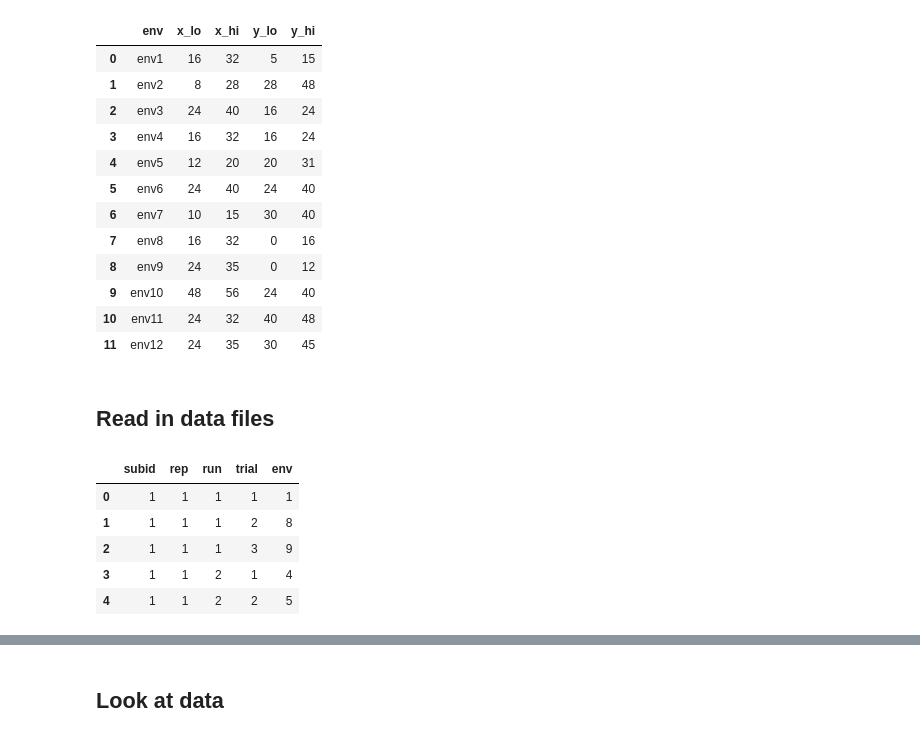
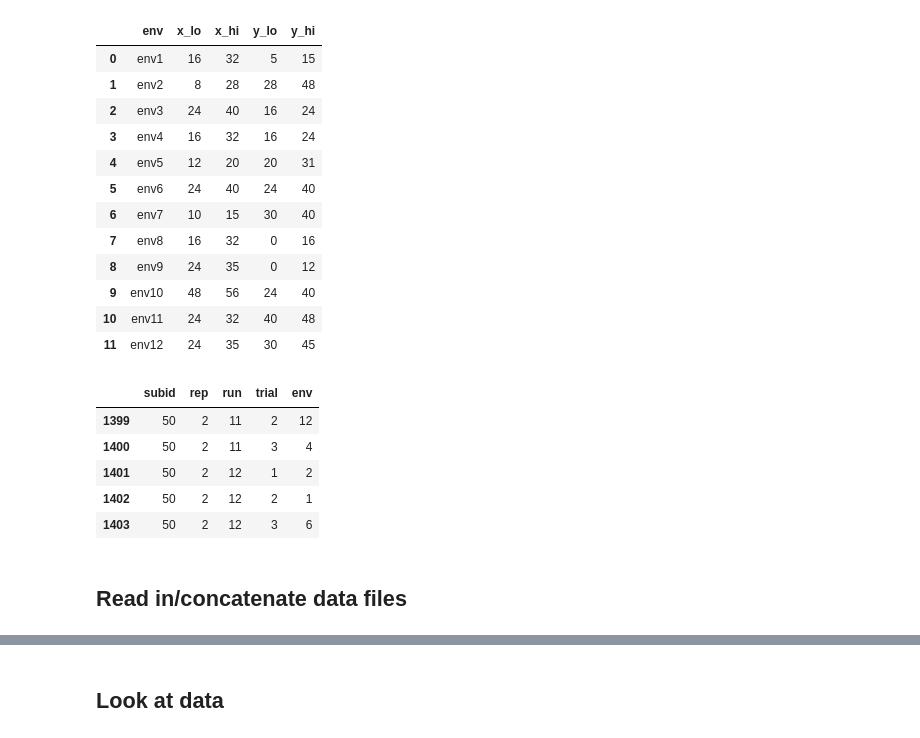
Before and after one commit to thackerybrown/SST, a Jupyter notebook: analysis/SST_behav_fmri_routecoding.ipynb, the cells around one changed output, grey strips where cells are left out. Saved outputs shown, nothing was run; the diff lists cells and outputs as text; code cells hidden in the pictures.

```diff
--- a/analysis/SST_behav_fmri_routecoding.ipynb
+++ b/analysis/SST_behav_fmri_routecoding.ipynb
@@ -82,19 +72,19 @@ shortcut_coords
 | 9 | env10 | 48 | 56 | 24 | 40 |
 | 10 | env11 | 24 | 32 | 40 | 48 |
 | 11 | env12 | 24 | 35 | 30 | 45 |
+# %%
+trial_order = pd.read_csv(dirs['order_file'])
+trial_order[['subid']] = trial_order[['subid']].astype(str)
+trial_order.tail()
+# %% [output]
+|  | subid | rep | run | trial | env |
+| 1399 | 50 | 2 | 11 | 2 | 12 |
+| 1400 | 50 | 2 | 11 | 3 | 4 |
+| 1401 | 50 | 2 | 12 | 1 | 2 |
+| 1402 | 50 | 2 | 12 | 2 | 1 |
+| 1403 | 50 | 2 | 12 | 3 | 6 |
 # %% [markdown]
-## Read in data files
+## Read in/concatenate data files
-# %%
-trial_order = pd.read_csv(dirs['order_file'])
-trial_order[['subid']] = trial_order[['subid']].astype(str)
-trial_order.head()
-# %% [output]
-|  | subid | rep | run | trial | env |
-| 0 | 1 | 1 | 1 | 1 | 1 |
-| 1 | 1 | 1 | 1 | 2 | 8 |
-| 2 | 1 | 1 | 1 | 3 | 9 |
-| 3 | 1 | 1 | 2 | 1 | 4 |
-| 4 | 1 | 1 | 2 | 2 | 5 |
 # %%
 df = pd.DataFrame() # dataframe of subjs x envs
 test = True
```
Also changed, not shown: parts of 24 cells of this notebook, 5 other files.
